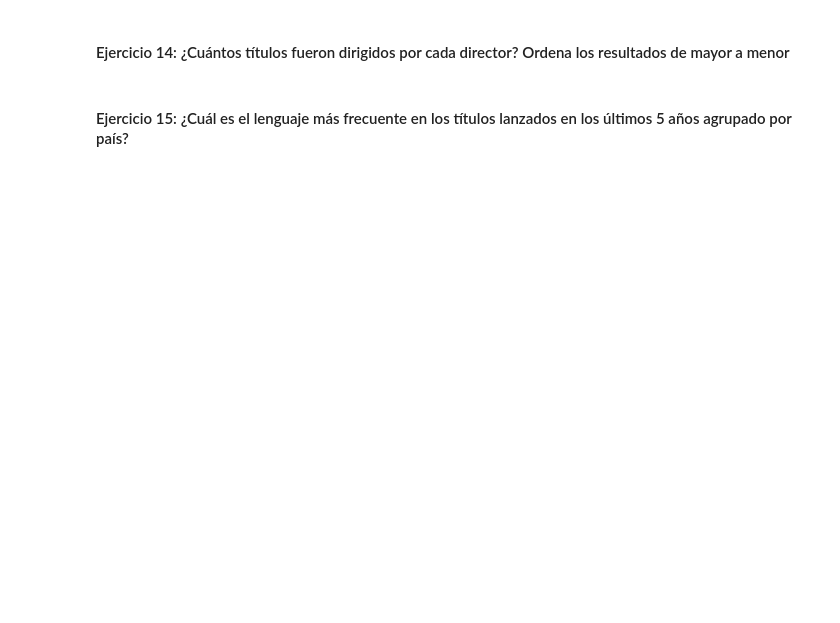
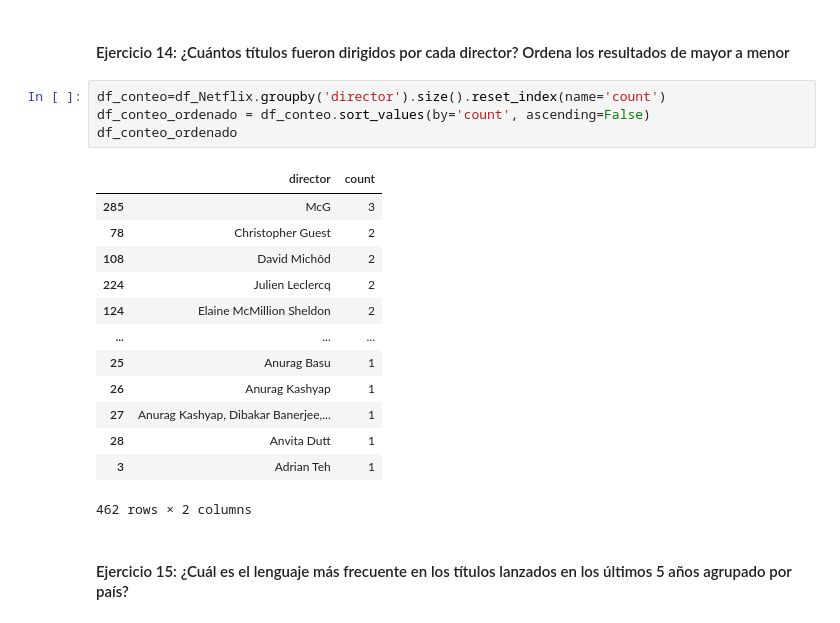
Before and after one commit to Rcm89/laboratorio-pandas-filtrado-y-groupby, a Jupyter notebook: laboratorio-modulo2-leccion03-groupby.ipynb, the cells around one changed output. Drawn from its saved outputs; the diff is of its cells as text; blank space fills up the shorter version.

```diff
--- a/laboratorio-modulo2-leccion03-groupby.ipynb
+++ b/laboratorio-modulo2-leccion03-groupby.ipynb
@@ -101,4 +212,22 @@ df_conteo_por_pais_ordenado
 # %% [markdown]
 #### Ejercicio 14: ¿Cuántos títulos fueron dirigidos por cada director? Ordena los resultados de mayor a menor
+# %%
+df_conteo=df_Netflix.groupby('director').size().reset_index(name='count')
+df_conteo_ordenado = df_conteo.sort_values(by='count', ascending=False)
+df_conteo_ordenado
+# %% [output]
+|  | director | count |
+| 285 | McG | 3 |
+| 78 | Christopher Guest | 2 |
+| 108 | David Michôd | 2 |
+| 224 | Julien Leclercq | 2 |
+| 124 | Elaine McMillion Sheldon | 2 |
+| ... | ... | ... |
+| 25 | Anurag Basu | 1 |
+| 26 | Anurag Kashyap | 1 |
+| 27 | Anurag Kashyap, Dibakar Banerjee,... | 1 |
+| 28 | Anvita Dutt | 1 |
+| 3 | Adrian Teh | 1 |
+462 rows × 2 columns
 # %% [markdown]
 #### Ejercicio 15: ¿Cuál es el lenguaje más frecuente en los títulos lanzados en los últimos 5 años agrupado por país?
```
Also changed, not shown: parts of 11 cells of this notebook.
